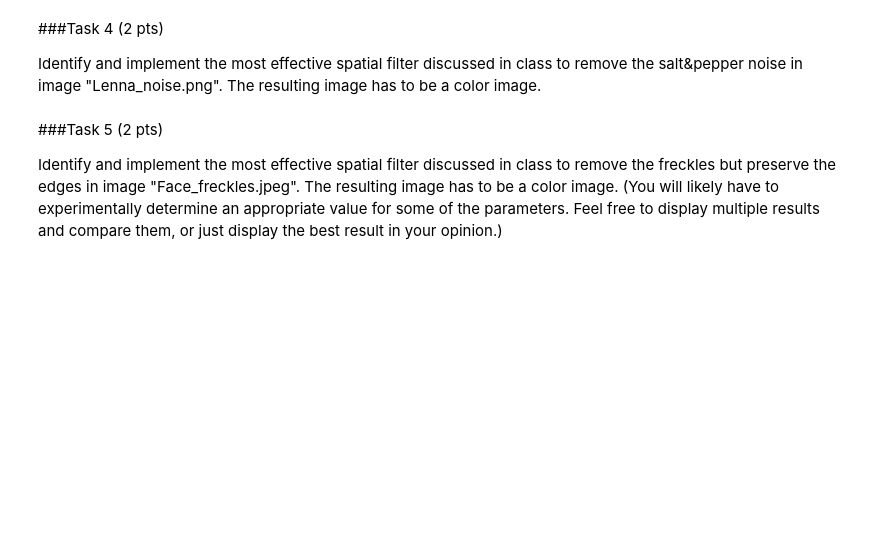
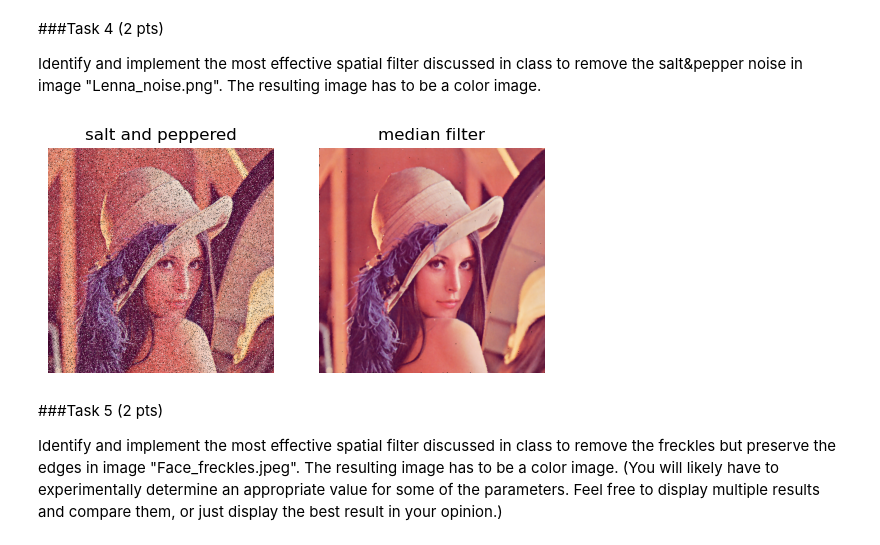
Before and after one commit to dawud-shakir/CS591-DIP, a Jupyter notebook: hw2/dawud_hw2.ipynb, the cells around one changed output. Saved outputs shown, nothing was run; the diff lists cells and outputs as text; code cells hidden in the pictures; blank space fills up the shorter version.

```diff
--- a/hw2/dawud_hw2.ipynb
+++ b/hw2/dawud_hw2.ipynb
@@ -359,3 +253,47 @@ print(f"{a_median=}")
+# %%
+def median_filter(image, k):
+    radius = k//2
+
+    # Pad with zeros
+    padded = np.pad(image, ((radius, radius), (radius, radius), (0, 0)), mode='constant')
+    # padded shape: (H+2*radius, W+2*radius, 3)
+
+    # Slide k*k window over height and width
+    windows = np.lib.stride_tricks.sliding_window_view(padded, window_shape=(k, k), axis=(0, 1))
+    # windows shape: (H, W, 3, k, k)
+
+
+    # Flatten and sort kernel windows
+    flat = windows.reshape(*windows.shape[:3], -1)
+    sorted = np.sort(flat, axis=-1)
+
+    middle = sorted.shape[-1] // 2
+
+    if k % 2 != 0:
+        return sorted[..., middle]
+    else:
+        # kernel size is even (unusual)
+        return (sorted[..., middle - 1] + sorted[..., middle]) / 2
+
+filename = 'Lenna_noise.png'
+raw_img = cv2.imread(filename)
+salt_and_peppered = cv2.cvtColor(raw_img, cv2.COLOR_BGR2RGB)
+# salt_and_peppered = plt.imread('Lenna_noise.png')
+image_median = median_filter(salt_and_peppered, k=3)
+
+_, axes = plt.subplots(1, 2)
+axes[0].imshow(salt_and_peppered)
+axes[0].set_title('salt and peppered')
+
+axes[1].imshow(image_median)
+axes[1].set_title('median filter')
+
+for ax in axes:
+    ax.axis('off')
+
+plt.show()
+# %% [output]
+[figure, added]
 # %% [markdown]
 ###Task 5 (2 pts)
 
```
Also changed, not shown: parts of 6 cells of this notebook.
